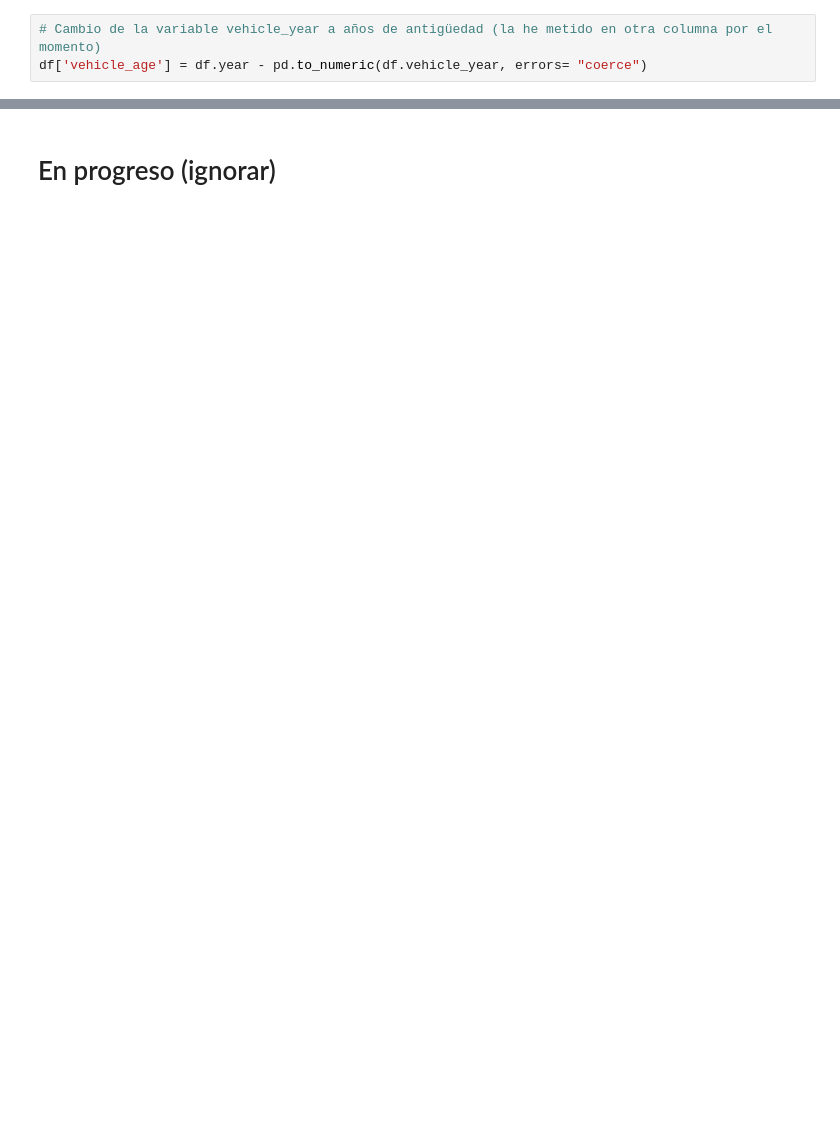
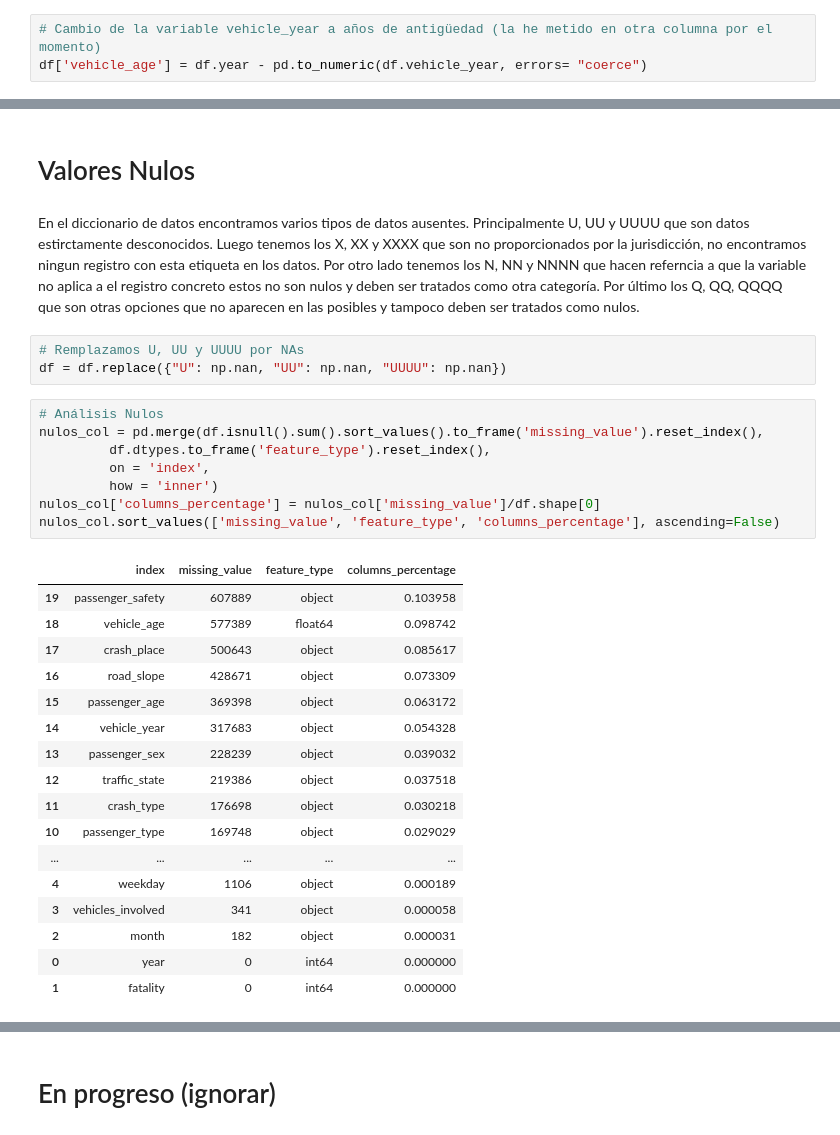
Before and after one commit to AMM53/Accidents-Prediction, a Jupyter notebook: notebooks/DescriptiveAnalysis.ipynb, the cells around one changed output, grey strips where cells are left out. Cells and saved outputs as stored; diff of their text form; blank space fills up the shorter version.

```diff
--- a/notebooks/DescriptiveAnalysis.ipynb
+++ b/notebooks/DescriptiveAnalysis.ipynb
@@ -94,0 +118,33 @@ df['vehicle_age'] = df.year - pd.to_numeric(df.vehicle_year, errors= "coerce")
+# %% [markdown]
+# Valores Nulos
+# %% [markdown]
+En el diccionario de datos encontramos varios tipos de datos ausentes. Principalmente U, UU y UUUU que son datos estirctamente desconocidos. Luego tenemos los X, XX y XXXX que son no proporcionados por la jurisdicción, no encontramos ningun registro con esta etiqueta en los datos. Por otro lado tenemos los N, NN y NNNN que hacen referncia a que la variable no aplica a el registro concreto estos no son nulos y deben ser tratados como otra categoría. Por último los Q, QQ, QQQQ que son otras opciones que no aparecen en las posibles y tampoco deben ser tratados como nulos.
+# %%
+# Remplazamos U, UU y UUUU por NAs
+df = df.replace({"U": np.nan, "UU": np.nan, "UUUU": np.nan})
+# %%
+# Análisis Nulos
+nulos_col = pd.merge(df.isnull().sum().sort_values().to_frame('missing_value').reset_index(),
+         df.dtypes.to_frame('feature_type').reset_index(),
+         on = 'index',
+         how = 'inner')
+nulos_col['columns_percentage'] = nulos_col['missing_value']/df.shape[0]
+nulos_col.sort_values(['missing_value', 'feature_type', 'columns_percentage'], ascending=False)
+# %% [output]
+|  | index | missing_value | feature_type | columns_percentage |
+| 19 | passenger_safety | 607889 | object | 0.103958 |
+| 18 | vehicle_age | 577389 | float64 | 0.098742 |
+| 17 | crash_place | 500643 | object | 0.085617 |
+| 16 | road_slope | 428671 | object | 0.073309 |
+| 15 | passenger_age | 369398 | object | 0.063172 |
+| 14 | vehicle_year | 317683 | object | 0.054328 |
+| 13 | passenger_sex | 228239 | object | 0.039032 |
+| 12 | traffic_state | 219386 | object | 0.037518 |
+| 11 | crash_type | 176698 | object | 0.030218 |
+| 10 | passenger_type | 169748 | object | 0.029029 |
+| ... | ... | ... | ... | ... |
+| 4 | weekday | 1106 | object | 0.000189 |
+| 3 | vehicles_involved | 341 | object | 0.000058 |
+| 2 | month | 182 | object | 0.000031 |
+| 0 | year | 0 | int64 | 0.000000 |
+| 1 | fatality | 0 | int64 | 0.000000 |
```
Also changed, not shown: parts of 23 cells of this notebook.
